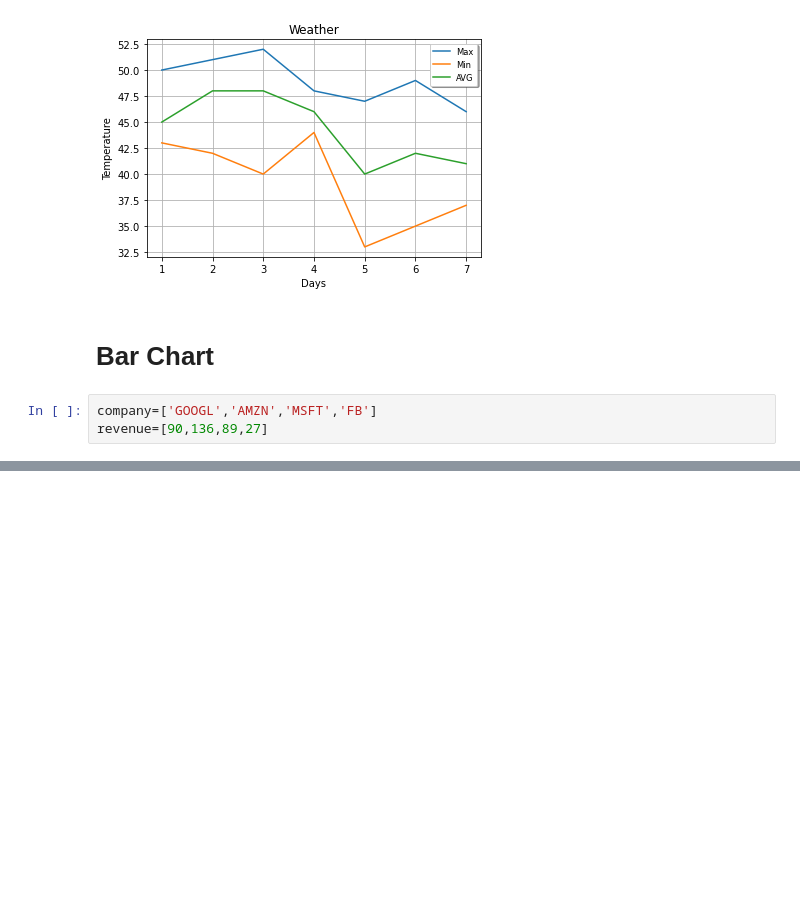
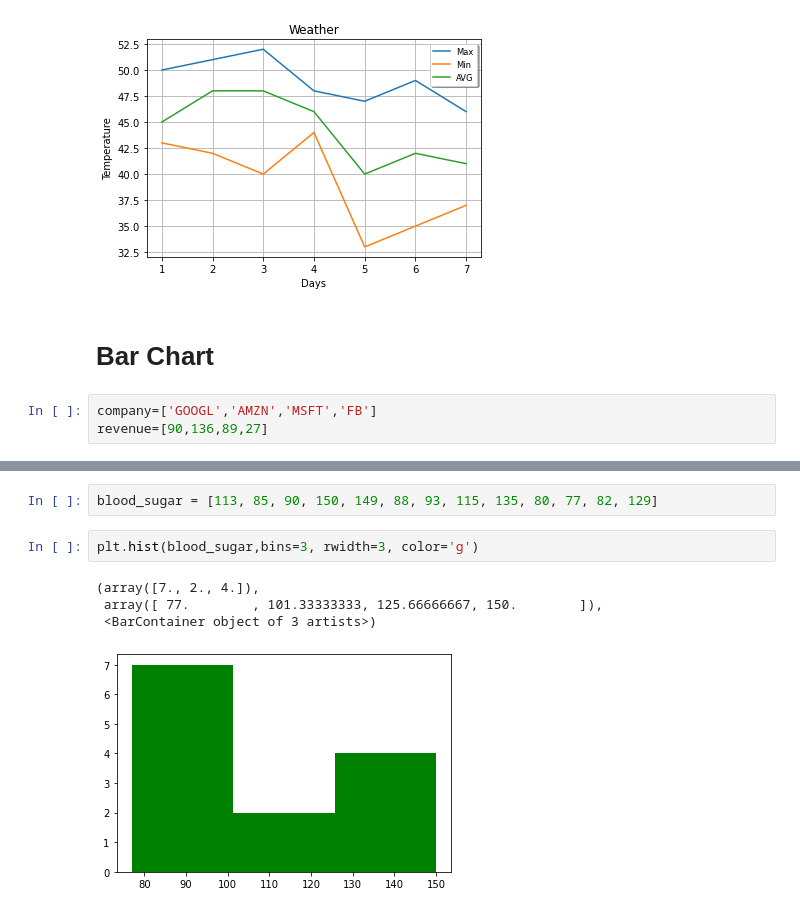
Before and after one commit to sumitsalve98/visualization-codes, a Jupyter notebook: Matplotlib.ipynb, the cells around one changed output, grey strips where cells are left out. Cells and saved outputs as stored; diff of their text form; blank space fills up the shorter version.

```diff
--- a/Matplotlib.ipynb
+++ b/Matplotlib.ipynb
@@ -193,0 +243,9 @@ plt.legend()
+# %%
+blood_sugar = [113, 85, 90, 150, 149, 88, 93, 115, 135, 80, 77, 82, 129]
+# %%
+plt.hist(blood_sugar,bins=3, rwidth=3, color='g')
+# %% [output]
+(array([7., 2., 4.]),
+ array([ 77.        , 101.33333333, 125.66666667, 150.        ]),
+ <BarContainer object of 3 artists>)
+[figure, added]
```
Also changed, not shown: parts of 16 cells of this notebook.
